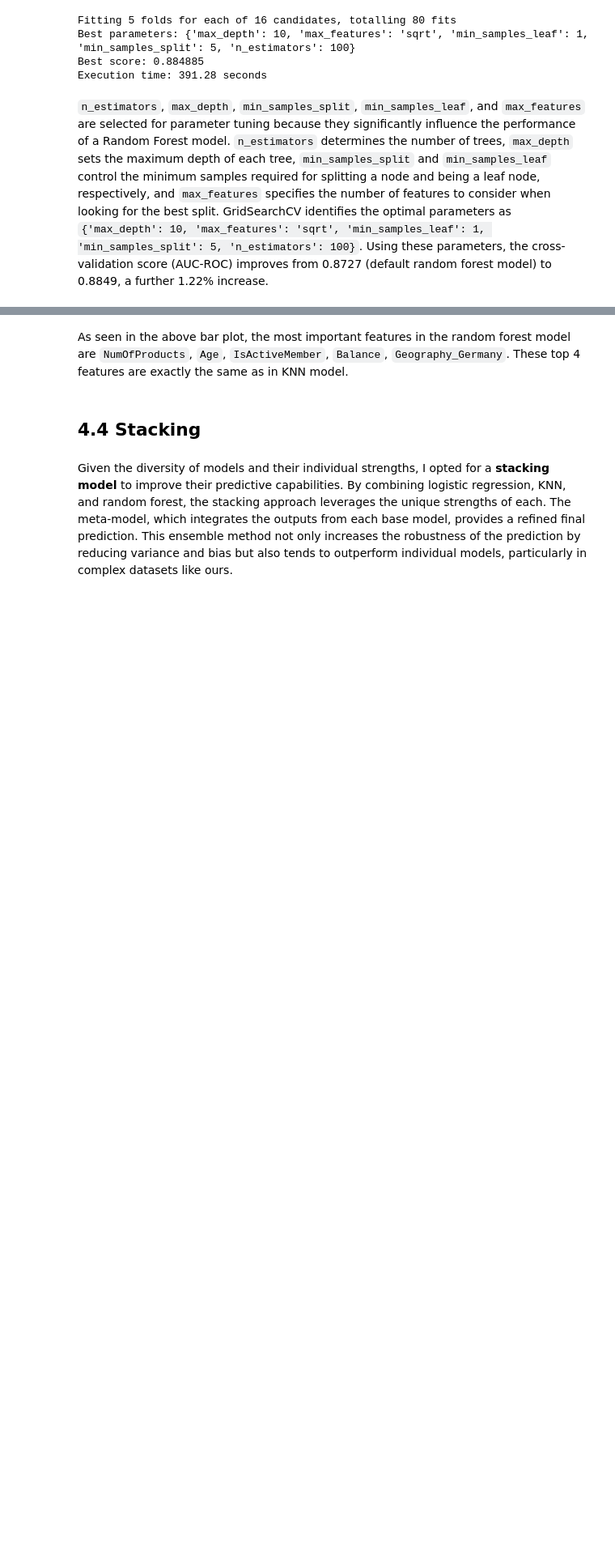
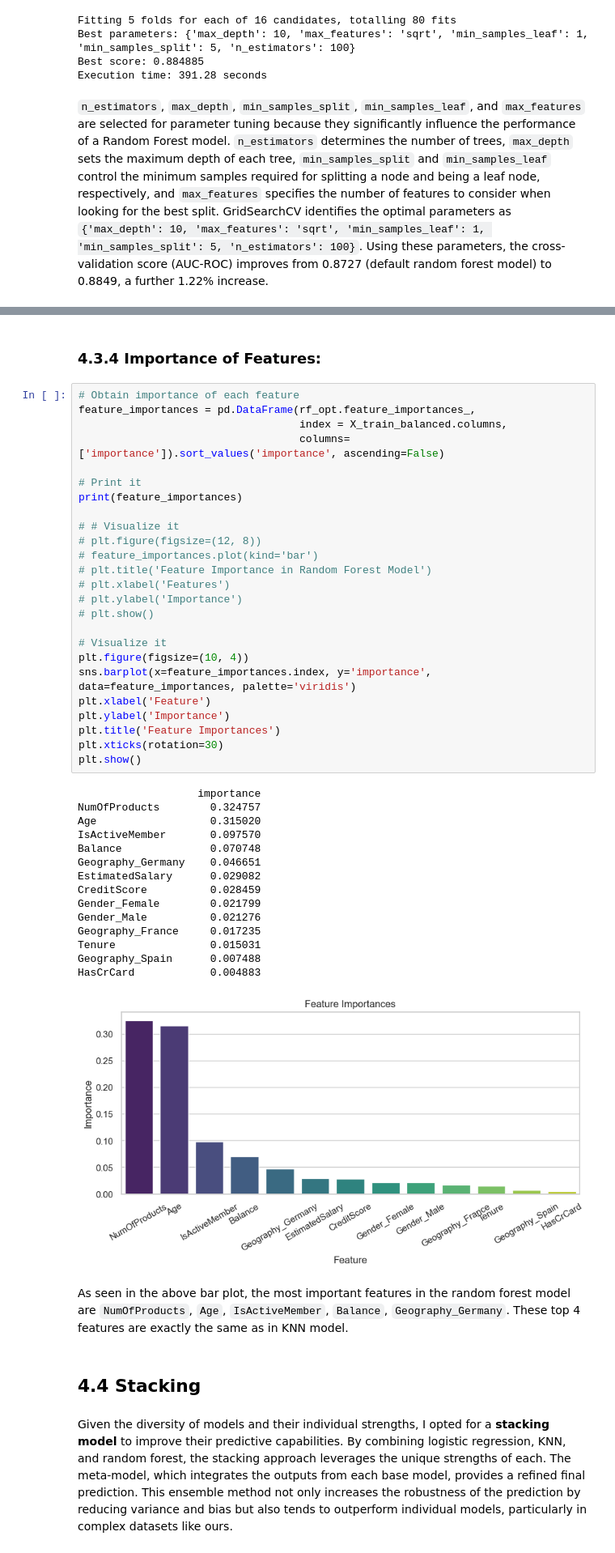
Before and after one commit to MACS-33002/macs-33002-2024s-Mendyhao, a Jupyter notebook: P4_evaluation.ipynb, the cells around one changed output, grey strips where cells are left out. Shown at 81% size. Saved outputs shown, nothing was run; the diff lists cells and outputs as text; blank space fills up the shorter version.

```diff
--- a/P4_evaluation.ipynb
+++ b/P4_evaluation.ipynb
@@ -1049,3 +1028,46 @@ HasCrCard            0.004883
+# %% [markdown]
+### **4.3.4 Importance of Features:**
+# %%
+# Obtain importance of each feature
+feature_importances = pd.DataFrame(rf_opt.feature_importances_,
+                                   index = X_train_balanced.columns,
+                                   columns=['importance']).sort_values('importance', ascending=False)
+
+# Print it
+print(feature_importances)
+
+# # Visualize it
+# plt.figure(figsize=(12, 8))
+# feature_importances.plot(kind='bar')
+# plt.title('Feature Importance in Random Forest Model')
+# plt.xlabel('Features')
+# plt.ylabel('Importance')
+# plt.show()
+
+# Visualize it
+plt.figure(figsize=(10, 4))
+sns.barplot(x=feature_importances.index, y='importance', data=feature_importances, palette='viridis')
+plt.xlabel('Feature')
+plt.ylabel('Importance')
+plt.title('Feature Importances')
+plt.xticks(rotation=30)
+plt.show()
+# %% [output]
+                   importance
+NumOfProducts        0.324757
+Age                  0.315020
+IsActiveMember       0.097570
+Balance              0.070748
+Geography_Germany    0.046651
+EstimatedSalary      0.029082
+CreditScore          0.028459
+Gender_Female        0.021799
+Gender_Male          0.021276
+Geography_France     0.017235
+Tenure               0.015031
+Geography_Spain      0.007488
+HasCrCard            0.004883
+[figure, added]
 # %% [markdown]
 As seen in the above bar plot, the most important features in the random forest model are `NumOfProducts`, `Age`, `IsActiveMember`, `Balance`, `Geography_Germany`. These top 4 features are exactly the same as in KNN model.
 # %% [markdown]
```
Also changed, not shown: parts of 13 cells of this notebook.
